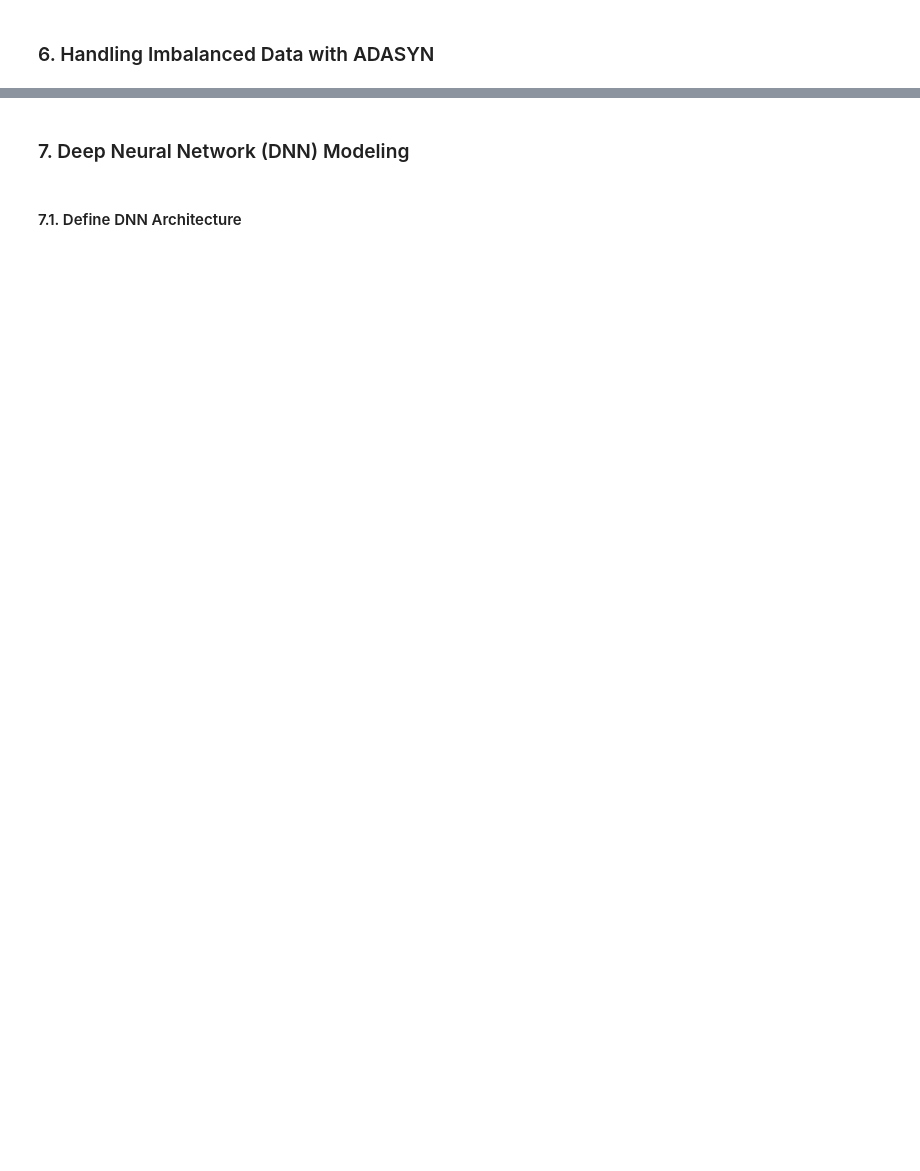
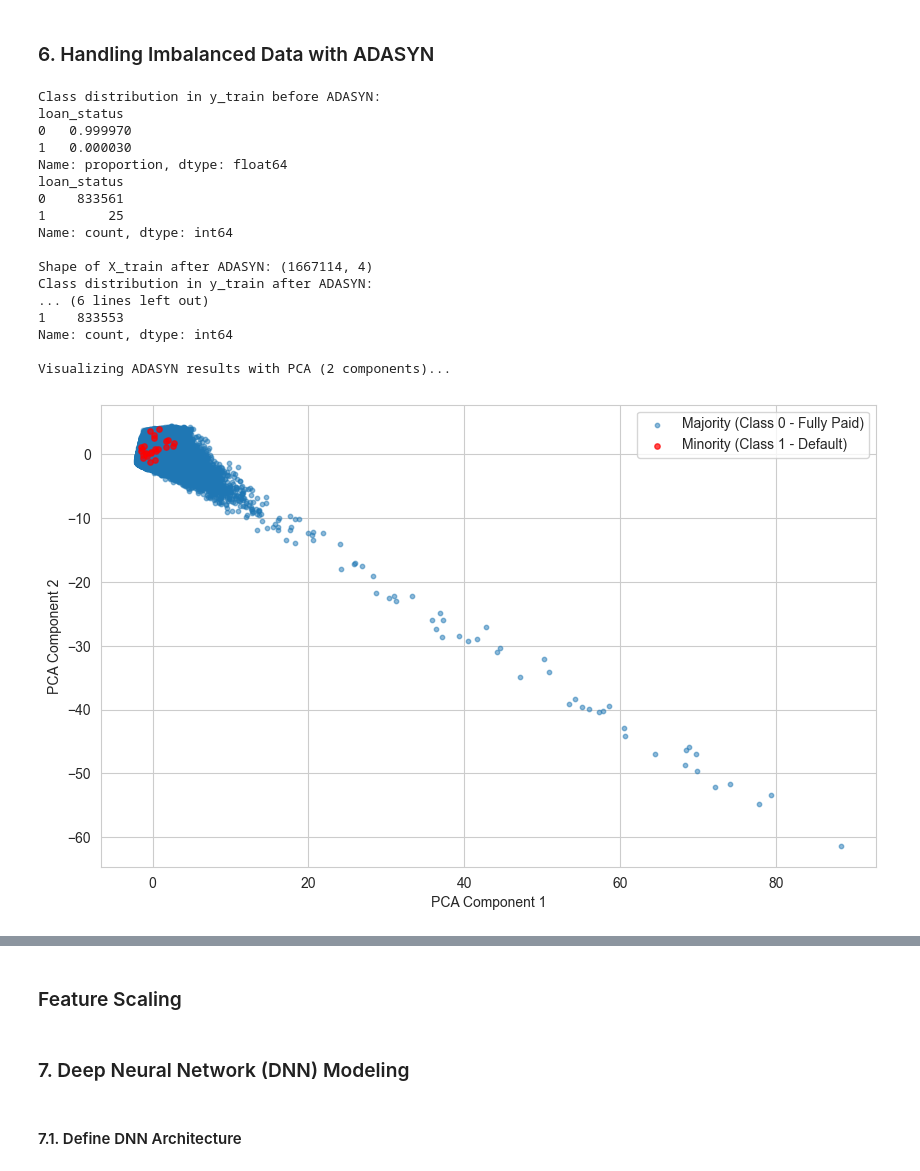
Before and after one commit to irfanbudianto/notebook-datascience, a Jupyter notebook: loan_default_prediction_DNN_ADASYN.ipynb, the cells around one changed output, grey strips where cells are left out. Cells and saved outputs as stored; diff of their text form; code cells hidden in the pictures; blank space fills up the shorter version.

Commit message:
Perubahan alur, ADASYN baru scaling

```diff
--- a/loan_default_prediction_DNN_ADASYN.ipynb
+++ b/loan_default_prediction_DNN_ADASYN.ipynb
@@ -152,0 +187,8 @@ print(X_train_scaled.describe())
+# %%
+target_variable = 'loan_status'
+independent_features = ['loan_amnt', 'int_rate', 'installment', 'annual_inc']
+
+X = df_selected[independent_features]
+y = df_selected[target_variable]
+
+X_train, X_test, y_train, y_test = train_test_split(X, y, test_size=0.2, random_state=42, stratify=y)
@@ -167,17 +238,19 @@ print(y_test.value_counts(normalize=True) * 100)
 ### 6. Handling Imbalanced Data with ADASYN
 # %%
 print(f"\nClass distribution in y_train before ADASYN: \n{y_train.value_counts(normalize=True)}")
+print(y_train.value_counts())
 
 # Save X_train_scaled and y_train before ADASYN for PCA visualization
-X_train_scaled_before_adasyn = X_train_scaled.copy()
+X_train_scaled_before_adasyn = X_train.copy()
 y_train_before_adasyn = y_train.copy()
 
 # ADASYN parameters (K=5 for n_neighbors)
 adasyn = ADASYN(random_state=420, n_neighbors=5) # n_neighbors=5 is the default
-X_train_resampled, y_train_resampled = adasyn.fit_resample(X_train_scaled, y_train)
+X_train_resampled, y_train_resampled = adasyn.fit_resample(X_train, y_train)
 
 print(f"\nShape of X_train after ADASYN: {X_train_resampled.shape}")
 print(f"Class distribution in y_train after ADASYN: \n{pd.Series(y_train_resampled).value_counts(normalize=True)}")
+print(y_train_resampled.value_counts())
 
 # --- Visualize ADASYN Results with PCA ---
 print("\nVisualizing ADASYN results with PCA (2 components)...")
@@ -185,38 +258,55 @@ pca = PCA(n_components=2)
 
 # Apply PCA to training data BEFORE ADASYN
 X_train_pca_before = pca.fit_transform(X_train_scaled_before_adasyn)
 
 # Apply PCA to training data AFTER ADASYN
 if isinstance(X_train_resampled, np.ndarray):
-    X_train_resampled_df = pd.DataFrame(X_train_resampled, columns=X_train_scaled.columns)
+    X_train_resampled_df = pd.DataFrame(X_train_resampled, columns=X_train.columns)
 else:
     X_train_resampled_df = X_train_resampled
 
 X_train_pca_after = pca.transform(X_train_resampled_df) # Use transform as PCA is already fitted
 
-plt.figure(figsize=(14, 7))
+# plt.figure(figsize=(14, 7))
 
 # Plot before ADASYN
-plt.subplot(1, 2, 1)
 plt.scatter(X_train_pca_before[y_train_before_adasyn == 0, 0], X_train_pca_before[y_train_before_adasyn == 0, 1], label='Majority (Class 0 - Fully Paid)', alpha=0.5, s=10)
 plt.scatter(X_train_pca_before[y_train_before_adasyn == 1, 0], X_train_pca_before[y_train_before_adasyn == 1, 1], label='Minority (Class 1 - Default)', alpha=0.7, s=15, c='red')
-plt.title('Training Data Before ADASYN (PCA 2D)')
+# plt.title('Training Data Before ADASYN (PCA 2D)')
 plt.xlabel('PCA Component 1')
 plt.ylabel('PCA Component 2')
 plt.legend()
+plt.show()
 
 # Plot after ADASYN
-plt.subplot(1, 2, 2)
-# Separate original and synthetic data for plotting
 num_original_minority_before = (y_train_before_adasyn == 1).sum()
 num_original_majority_before = (y_train_before_adasyn == 0).sum()
 
 plt.scatter(X_train_pca_after[y_train_resampled == 0, 0], X_train_pca_after[y_train_resampled == 0, 1], label='Majority (Class 0 - Fully Paid)', alpha=0.3, s=10)
 plt.scatter(X_train_pca_after[y_train_resampled == 1, 0], X_train_pca_after[y_train_resampled == 1, 1], label='Minority + Synthetic (Class 1 - Default)', alpha=0.5, s=15, c='red')
 
-plt.title('Training Data After ADASYN (PCA 2D)')
+# plt.title('Training Data After ADASYN (PCA 2D)')
 plt.xlabel('PCA Component 1')
 plt.ylabel('PCA Component 2')
 plt.legend()
-plt.tight_layout()
+# plt.tight_layout()
 plt.show()
+# %% [output]
+Class distribution in y_train before ADASYN:
+loan_status
+0   0.999970
+1   0.000030
+Name: proportion, dtype: float64
+loan_status
+0    833561
+1        25
+Name: count, dtype: int64
+
+Shape of X_train after ADASYN: (1667114, 4)
+Class distribution in y_train after ADASYN:
+... (6 lines left out)
+1    833553
+Name: count, dtype: int64
+
+Visualizing ADASYN results with PCA (2 components)...
+[figure, added]
@@ -222,0 +314,2 @@ plt.show()
+# %% [markdown]
+### Feature Scaling
```
Also changed, not shown: parts of 24 cells of this notebook.
